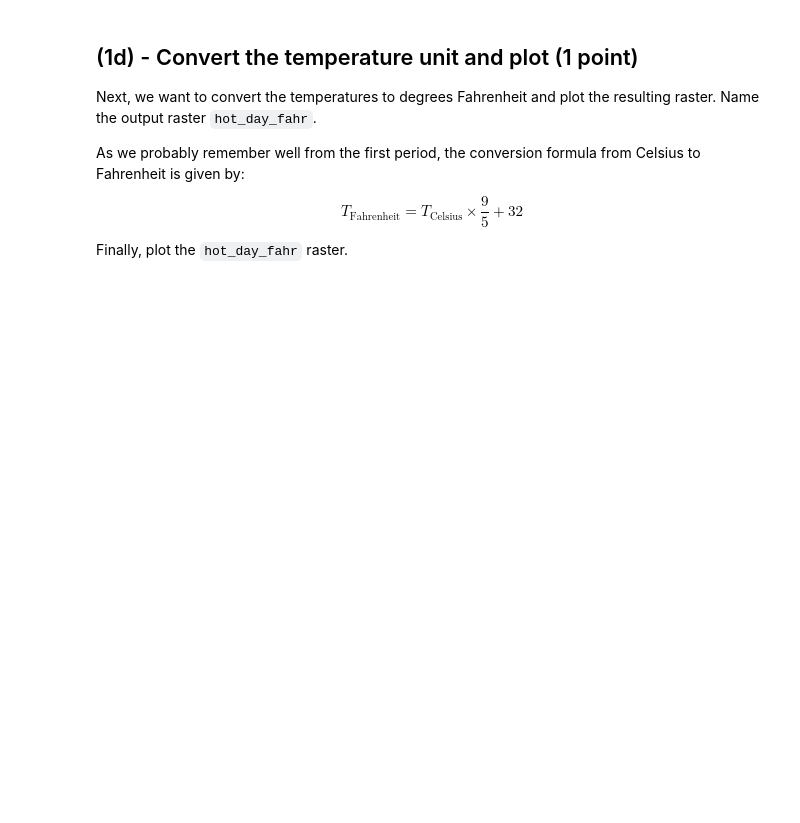
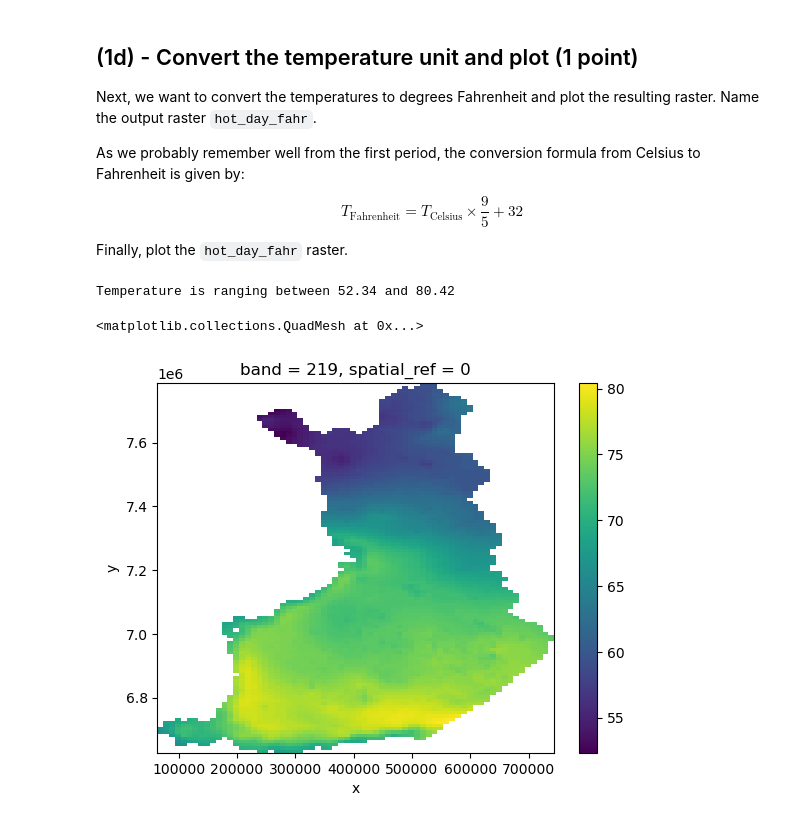
Before and after one commit to lasain/oma-excercise-6, a Jupyter notebook: Exercise-6-problem-1.ipynb, the cells around one changed output. Drawn from its saved outputs; the diff is of its cells as text; code cells hidden in the pictures; blank space fills up the shorter version.

```diff
--- a/Exercise-6-problem-1.ipynb
+++ b/Exercise-6-problem-1.ipynb
@@ -51,3 +125,13 @@ T_{\text{Fahrenheit}} = T_{\text{Celsius}} \times \frac{9}{5} + 32
 $$
 
 Finally, plot the `hot_day_fahr` raster.
+# %%
+hot_day_fahr = (hot_day_raster*(9/5)+32)
+# print(f"Temperature is ranging between {hot_day_fahr.min().values:.2f} and {hot_day_fahr.max().values:.2f}")
+# %% [output]
+Temperature is ranging between 52.34 and 80.42
+# %%
+hot_day_fahr.plot()
+# %% [output]
+<matplotlib.collections.QuadMesh at 0x...>
+[figure, added]
```
Also changed, not shown: parts of 8 cells of this notebook, 1 other file.
